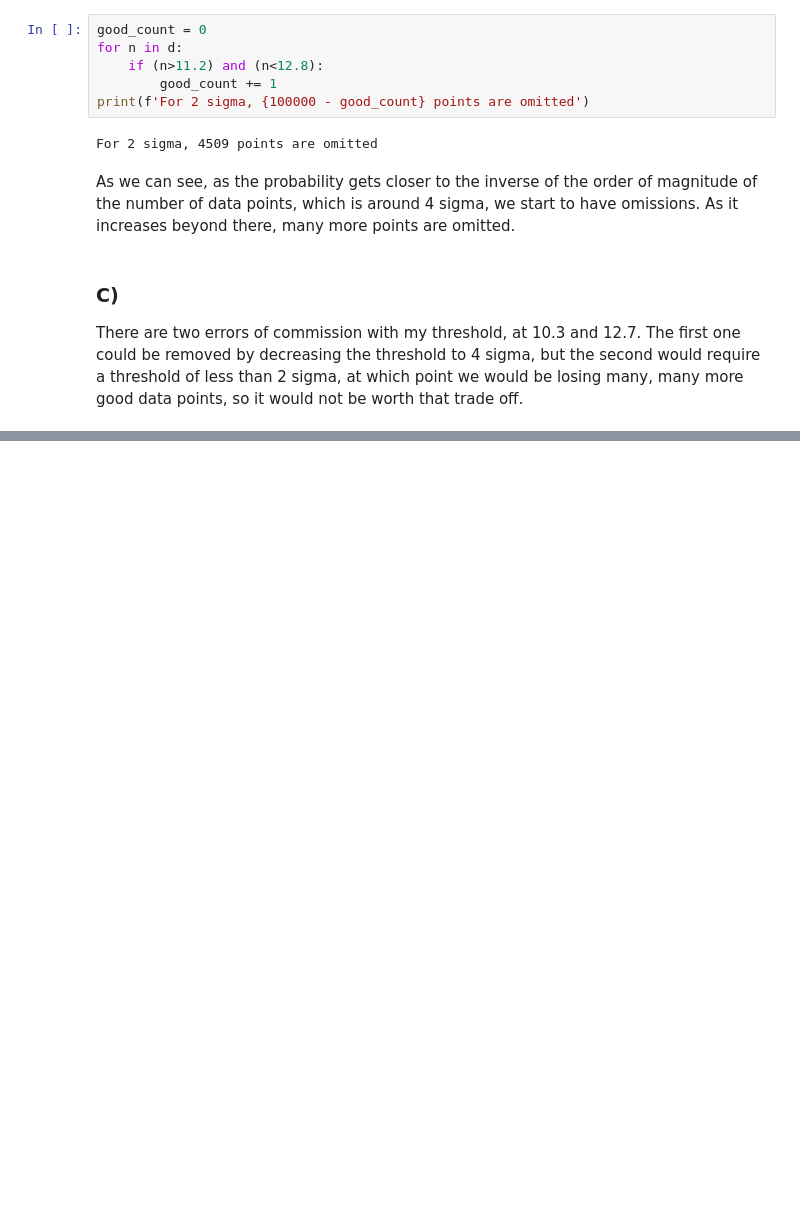
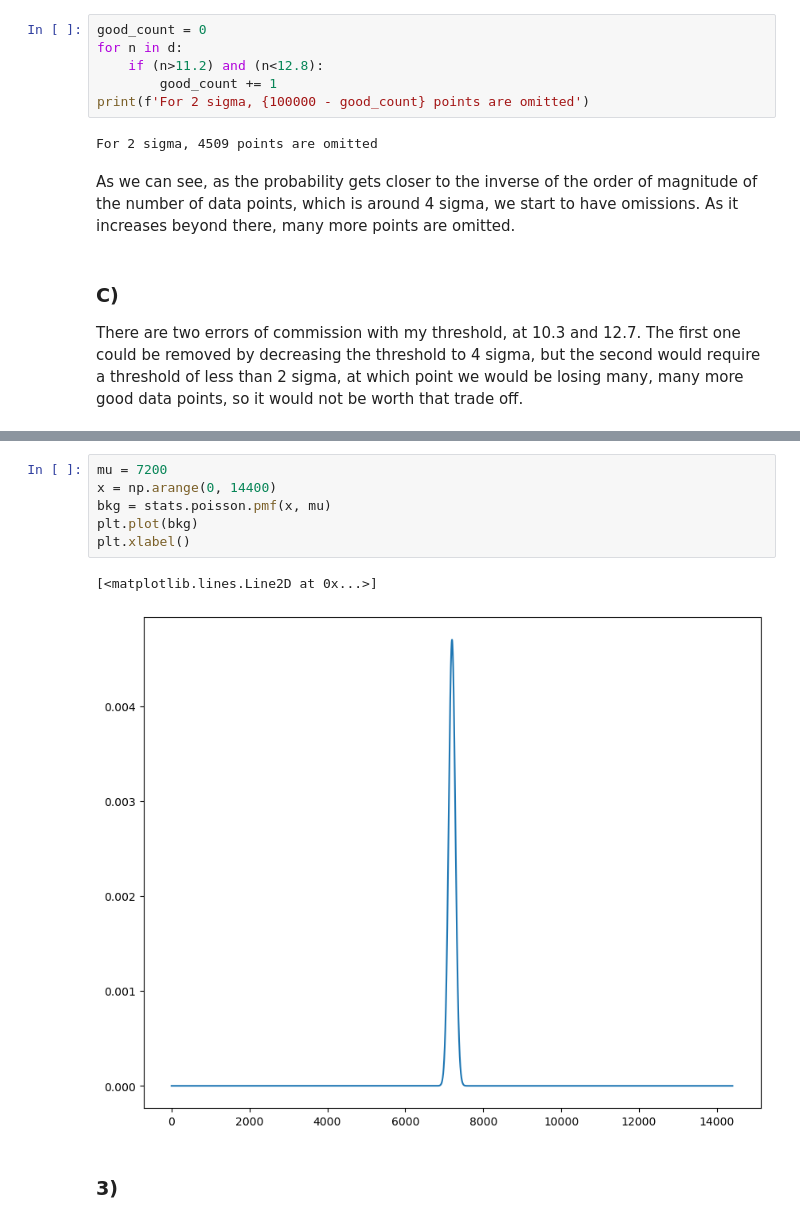
Before and after one commit to pgwart/PHYS434, a Jupyter notebook: lab3.ipynb, the cells around one changed output, grey strips where cells are left out. Drawn from its saved outputs; the diff is of its cells as text; blank space fills up the shorter version.

```diff
--- a/lab3.ipynb
+++ b/lab3.ipynb
@@ -116,0 +174,11 @@ There are two errors of commission with my threshold, at 10.3 and 12.7. The firs
+# %%
+mu = 7200
+x = np.arange(0, 14400)
+bkg = stats.poisson.pmf(x, mu)
+plt.plot(bkg)
+plt.xlabel()
+# %% [output]
+[<matplotlib.lines.Line2D at 0x...>]
+[figure, added]
+# %% [markdown]
+### 3)
```
Also changed, not shown: parts of 13 cells of this notebook.
